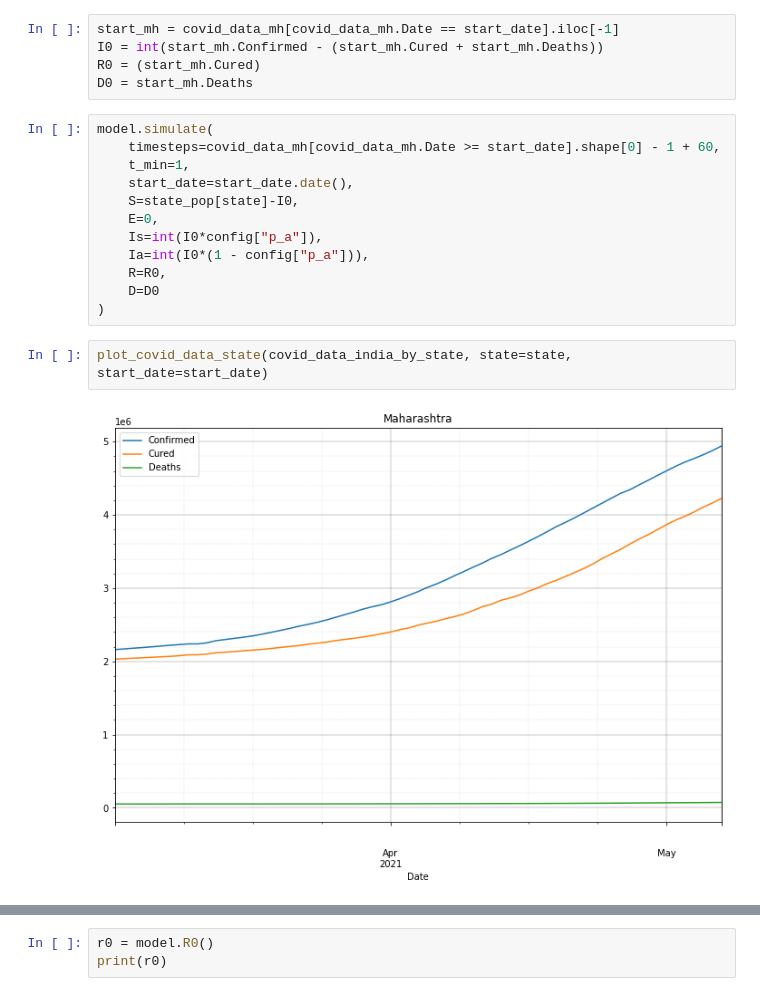
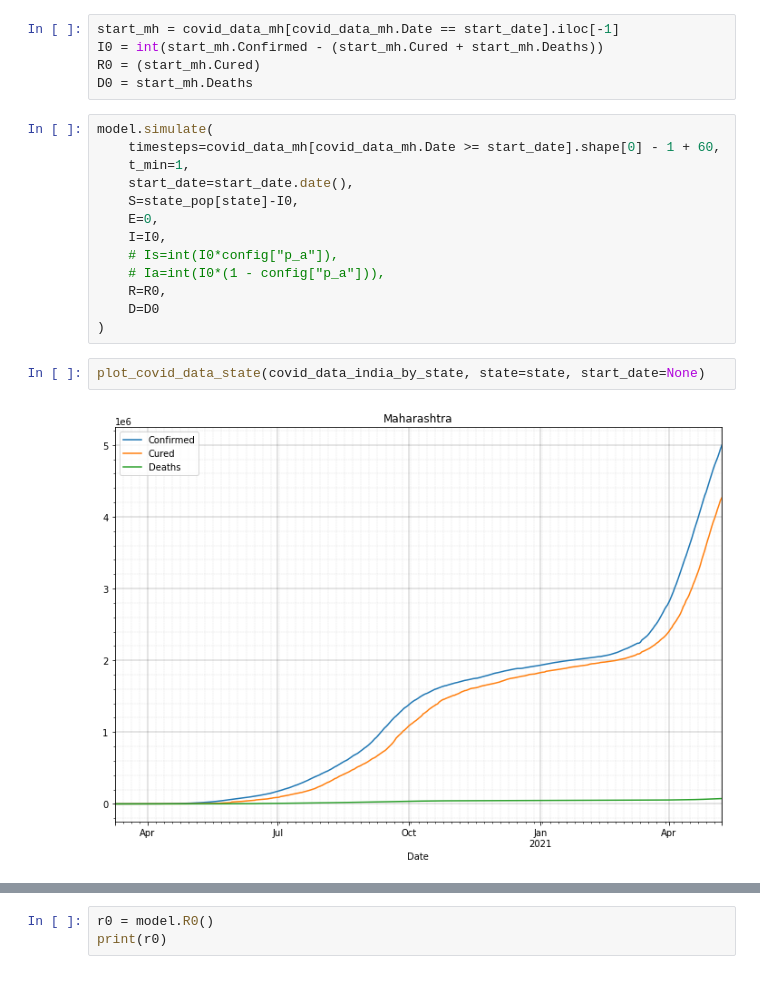
Before and after one commit to mandar2812/covid-py, a Jupyter notebook: TuningExp.ipynb, the cells around one changed output, grey strips where cells are left out. Cells and saved outputs as stored; diff of their text form.

```diff
--- a/TuningExp.ipynb
+++ b/TuningExp.ipynb
@@ -166,14 +166,15 @@ model.simulate(
     start_date=start_date.date(),
     S=state_pop[state]-I0,
     E=0,
-    Is=int(I0*config["p_a"]),
-    Ia=int(I0*(1 - config["p_a"])),
+    I=I0,
+    # Is=int(I0*config["p_a"]),
+    # Ia=int(I0*(1 - config["p_a"])),
     R=R0,
     D=D0
 )
 # %%
-plot_covid_data_state(covid_data_india_by_state, state=state, start_date=start_date)
+plot_covid_data_state(covid_data_india_by_state, state=state, start_date=None)
 # %% [output]
-[figure, old version]
+[figure, new version]
 # %%
 res = pd.DataFrame({
```
Also changed, not shown: parts of 6 cells of this notebook, 4 other files.
